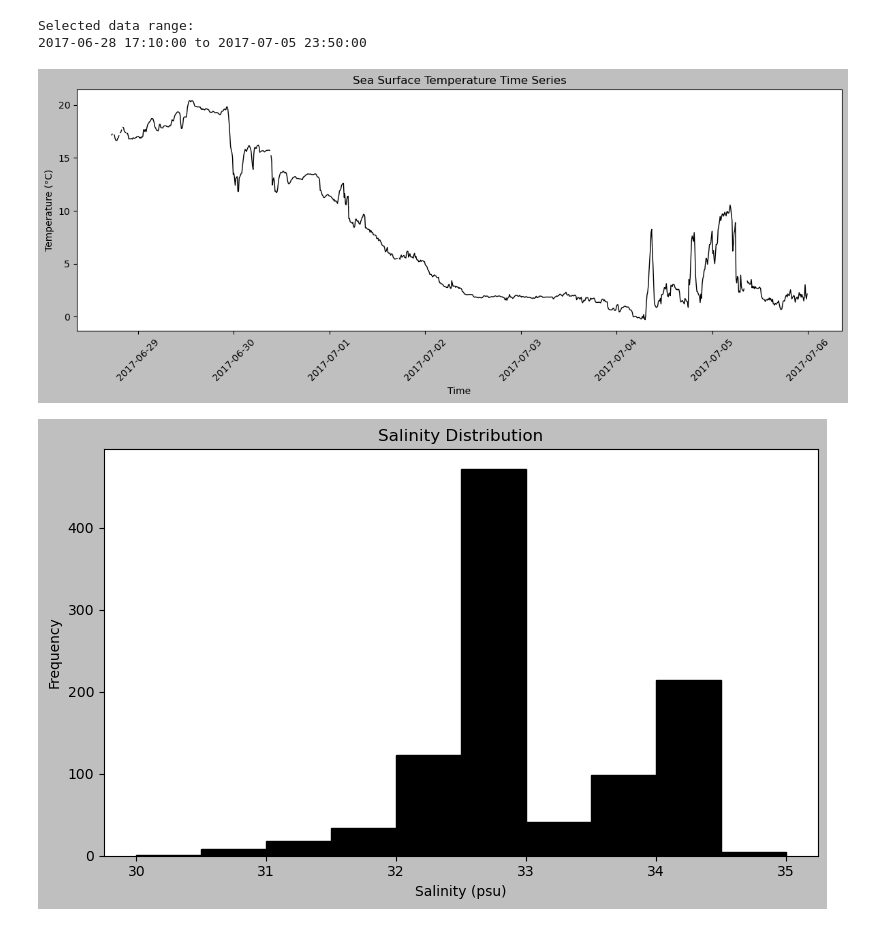
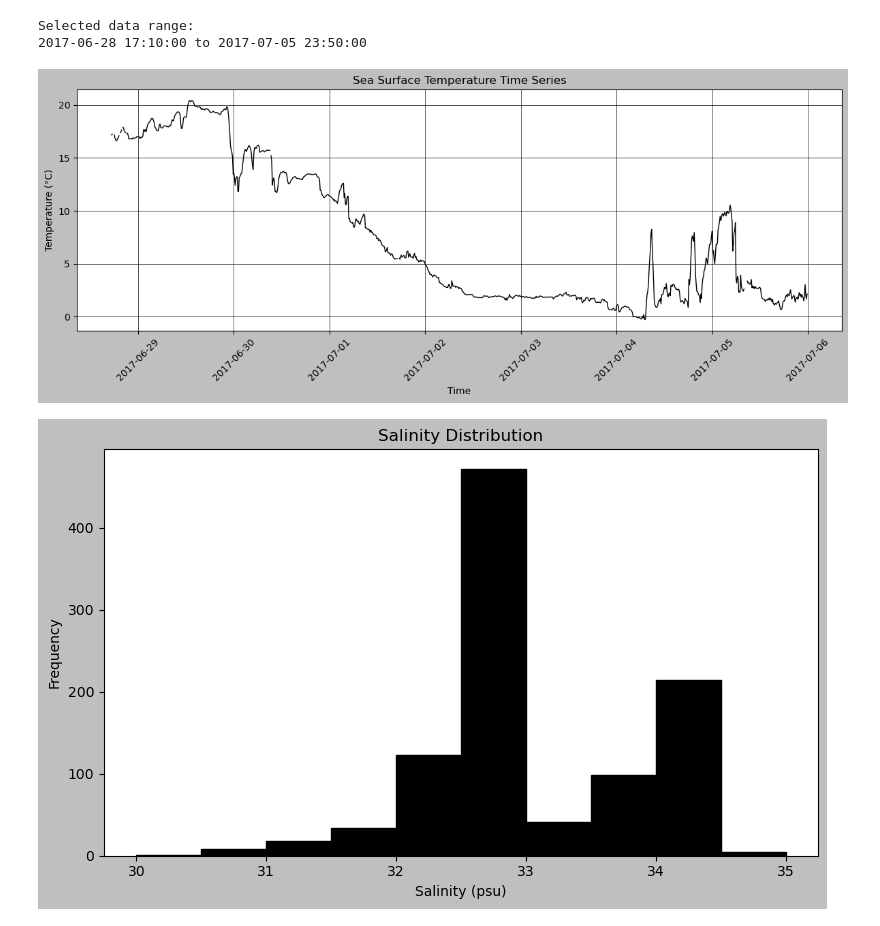
Before and after one commit to koketso18232/LDWKOK005_SAMOS-CORE3, a Jupyter notebook: E2/E2.ipynb, the cells around one changed output. Saved outputs shown, nothing was run; the diff lists cells and outputs as text; code cells hidden in the pictures.

```diff
--- a/E2/E2.ipynb
+++ b/E2/E2.ipynb
@@ -127,28 +124,26 @@ print(selected_data.index.min(), "to", selected_data.index.max())
 Selected data range:
 2017-06-28 17:10:00 to 2017-07-05 23:50:00
 # %%
-# ------------------------------------------------------------
-# 3. Plot time series of temperature
-# ------------------------------------------------------------
+
+# Plot time series of temperature
 
 plt.style.use('grayscale')
 
 fig, ax = plt.subplots(figsize=(12, 5))
 
 ax.plot(selected_data.index,
         selected_data['TSG_TEMP'],
         linewidth=1)
+plt.grid(True, which="both", linestyle="-", linewidth=0.7, alpha=0.7)
 
 ax.set_title('Sea Surface Temperature Time Series')
 ax.set_xlabel('Time')
 ax.set_ylabel('Temperature (°C)')
 
 plt.xticks(rotation=45)
 plt.tight_layout()
-
-# Save figure
 plt.savefig('temperature_timeseries_grayscale.png', dpi=300)
 plt.show()
 # %% [output]
-[figure, old version]
+[figure, new version]
 # %%
```
Also changed, not shown: parts of 6 cells of this notebook.
